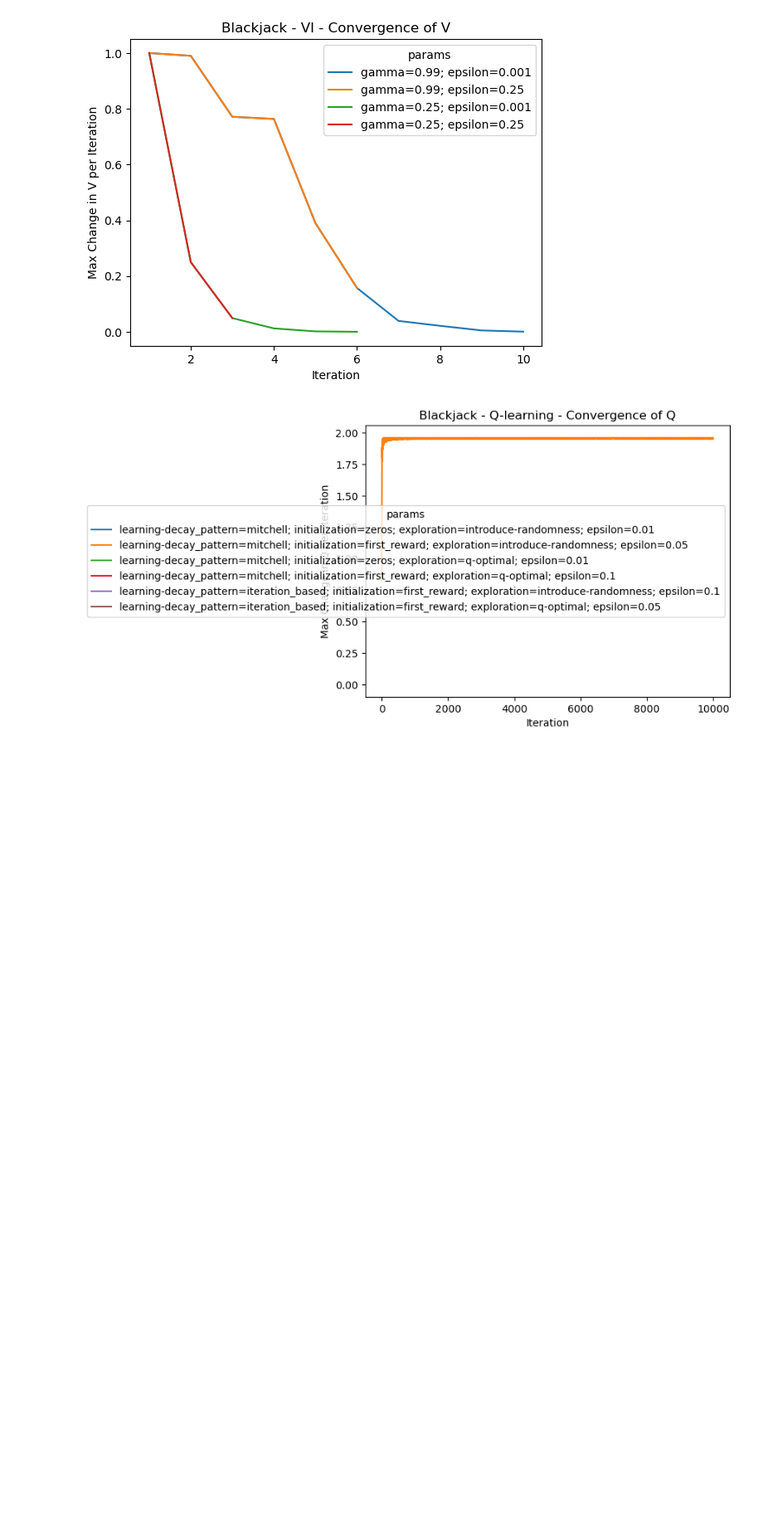
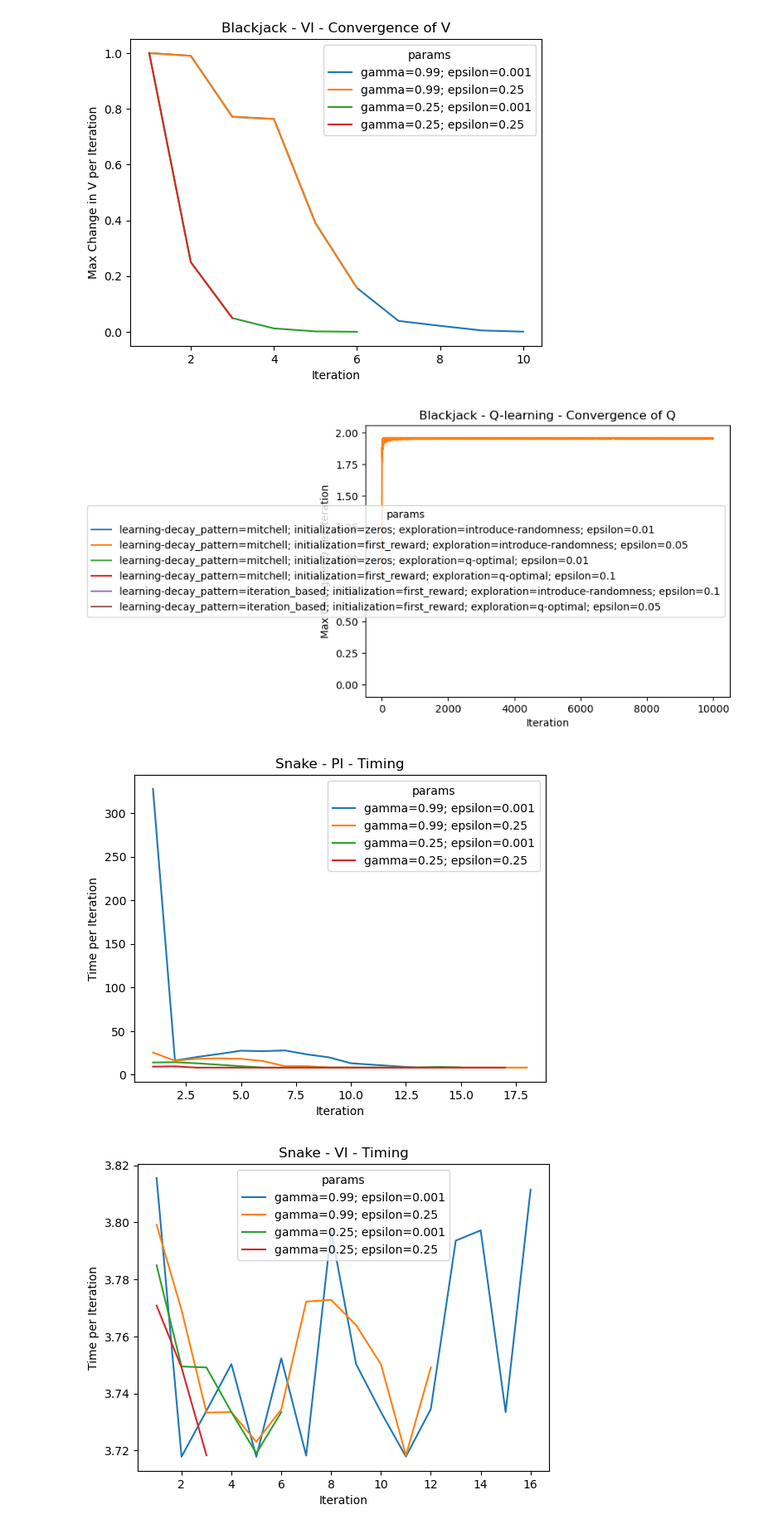
Before and after one commit to ryankarel/cs-7641-mdp, a Jupyter notebook: MDPs 2.ipynb, the cells around one changed output. Shown at 83% size. Cells and saved outputs as stored; diff of their text form; code cells hidden in the pictures; blank space fills up the shorter version.

```diff
--- a/MDPs 2.ipynb
+++ b/MDPs 2.ipynb
@@ -398,3 +437,17 @@ for game in ['Snake', 'Blackjack']:
 [figure]
 [figure]
 [figure]
+# %%
+for game in ['Snake', 'Blackjack']:
+    for algorithm in ['PI', 'VI', 'Q-learning']:
+        stats_subset = stats[(stats['problem'] == game) & (stats['algorithm'] == algorithm)]
+        df = stats_subset.reset_index()
+        plt.clf()
+        y_var = 'Q' if algorithm == 'Q-learning' else 'V'
+        sns.lineplot(x='Iteration', y='Time (s)', data=df, hue='params')
+        plt.title(f'{game} - {algorithm} - Timing')
+        plt.ylabel(f'Time per Iteration')
+        plt.show()
+# %% [output]
+[figure, added]
+[figure, added]
```
Also changed, not shown: parts of 26 cells of this notebook, 1 other file.
